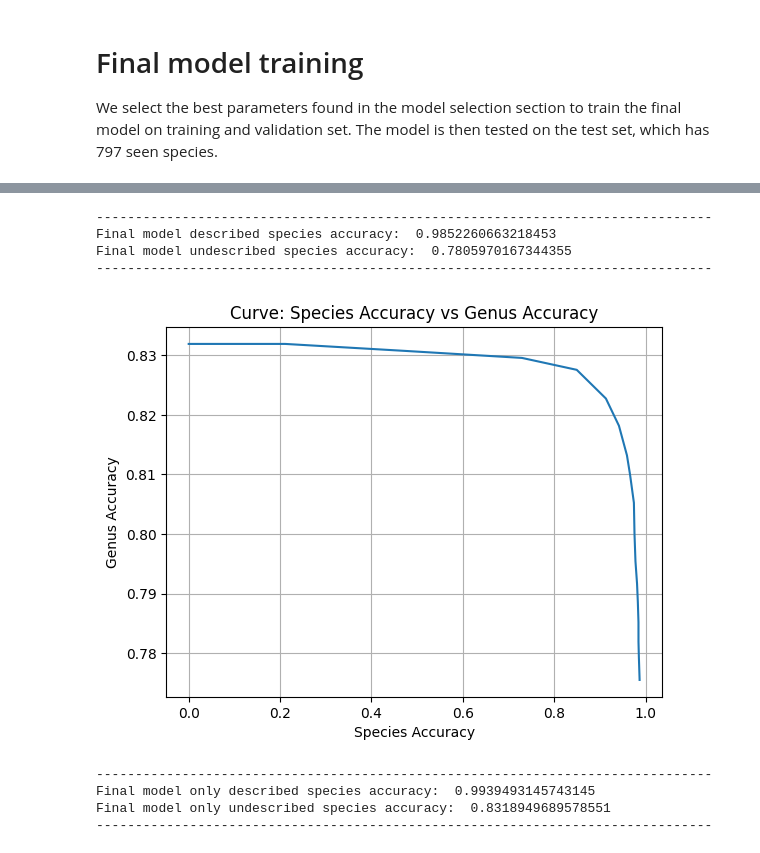
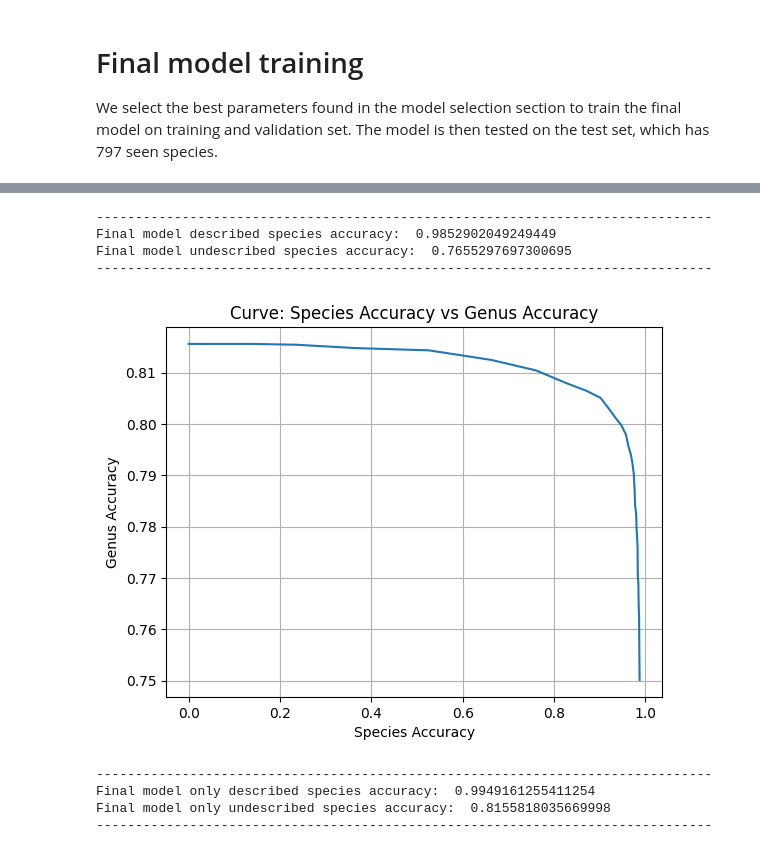
Before and after one commit to nicolamaritan/image-and-dna-data-for-insect-classification, a Jupyter notebook: notebook.ipynb, the cells around one changed output, grey strips where cells are left out. Cells and saved outputs as stored; diff of their text form; code cells hidden in the pictures.

```diff
--- a/notebook.ipynb
+++ b/notebook.ipynb
@@ -676,9 +687,9 @@ lr = 0.01
 threshold_values = np.linspace(0.7, 0.99, 60)
 momentum = 0.9
 batch_size = 512
-max_epochs = 1500
+max_epochs = 2000
 
-best_validation_accuracy = 0
+best_validation_score = 0
 best_threshold = 0
 
 model = AttentionNet(652, 368)
@@ -686,11 +697,11 @@ model.to(device)
 training_loss = train(model, lr, momentum, max_epochs, batch_size, print_losses=True, print_step=10)
 for threshold in threshold_values:
     validation_species_accuracy, validation_genera_accuracy = validate(model, threshold, batch_size)
-    validation_loss = validation_species_accuracy + validation_genera_accuracy
-    print((f"Validation accuracy: {validation_loss} for threshold={threshold}, "))
+    validation_score = validation_species_accuracy + validation_genera_accuracy
+    print((f"Validation score: {validation_score} for threshold={threshold}, "))
 
-    if validation_loss > best_validation_accuracy:
-        best_validation_accuracy = validation_loss
+    if validation_score > best_validation_score:
+        best_validation_score = validation_score
         best_threshold = threshold
 
 print("Best threshold:", best_threshold)
@@ -722,7 +733,7 @@ model.to(device)
 
 print(f"Training genera loss: {training_loss}")
 state_dict = torch.load('best_model.pth')
-state_dict = {k: v for k, v in state_dict.items() if not (k.startswith('fc_species_1') or k.startswith('fc_genera_1') or k.startswith('fc_species_2') or k.startswith('fc_genera_2'))}
+state_dict = {k: v for k, v in state_dict.items() if not (k.startswith('fc_species_1') or k.startswith('fc_genera_1'))}
 model.load_state_dict(state_dict, strict=False)
 
 train_final(model, lr, momentum, max_epochs, batch_size, training_loss, print_losses=True, print_step=10)
@@ -753,31 +764,32 @@ print(f"Final model undescribed species accuracy: ", genera_accuracy)
 print("-------------------------------------------------------------------------------")
 # %% [output]
 -------------------------------------------------------------------------------
-Final model described species accuracy:  0.9852260663218453
-Final model undescribed species accuracy:  0.7805970167344355
+Final model described species accuracy:  0.9852902049249449
+Final model undescribed species accuracy:  0.7655297697300695
 -------------------------------------------------------------------------------
 # %%
 species_accuracies = []
 genus_accuracies = []
 
-linear_space = np.linspace(0, 1, 20)
+# Condense threshold values near 1 for the plot
+linear_space = np.linspace(0, 1, 40)
 condensed_space = 1 - (1 - linear_space) ** 3
 threshold_values = 0.9 + 0.1 * condensed_space
 
 for threshold in threshold_values:
     species_accuracy, genus_accuracy = test(model, threshold, batch_size)
     species_accuracies.append(species_accuracy)
     genus_accuracies.append(genus_accuracy)
 
 # Plotting the curve
 plt.plot(species_accuracies, genus_accuracies, marker=' ')
 plt.xlabel('Species Accuracy')
 plt.ylabel('Genus Accuracy')
 plt.title('Curve: Species Accuracy vs Genus Accuracy')
 plt.grid(True)
 plt.show()
 # %% [output]
-[figure, old version]
+[figure, new version]
 # %%
 only_species_accuracy, _ = test(model, 0, batch_size)
 _, only_genera_accuracy = test(model, 1, batch_size)
@@ -788,6 +800,6 @@ print(f"Final model only undescribed species accuracy: ", only_genera_accuracy)
 print("-------------------------------------------------------------------------------")
 # %% [output]
 -------------------------------------------------------------------------------
-Final model only described species accuracy:  0.9939493145743145
-Final model only undescribed species accuracy:  0.8318949689578551
+Final model only described species accuracy:  0.9949161255411254
+Final model only undescribed species accuracy:  0.8155818035669998
 -------------------------------------------------------------------------------
```
Also changed, not shown: parts of 5 cells of this notebook.
